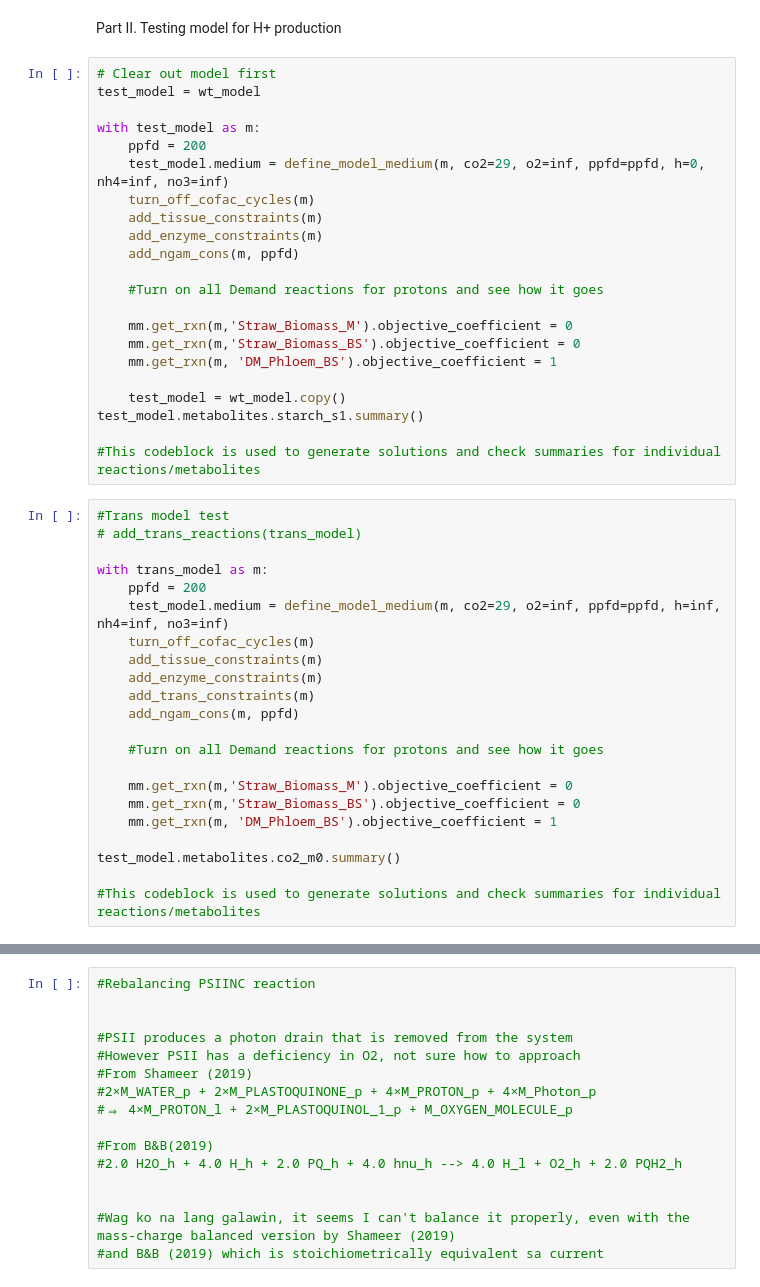
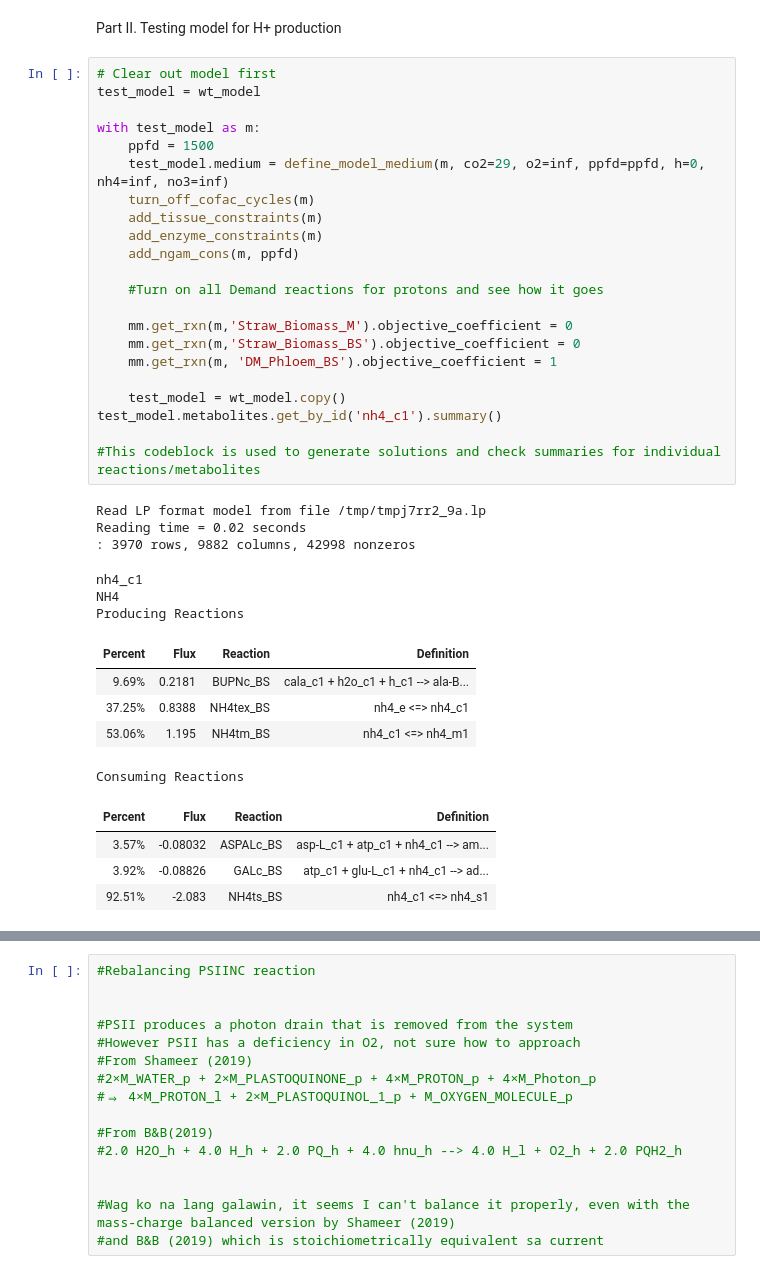
Before and after one commit to rtsantos3/RiceMM, a Jupyter notebook: Scripts/model_benchmarking/Benchmarking Excess fluxes H+ .ipynb, the cells around one changed output, grey strips where cells are left out. Drawn from its saved outputs; the diff is of its cells as text.

```diff
--- a/Scripts/model_benchmarking/Benchmarking Excess fluxes H+ .ipynb
+++ b/Scripts/model_benchmarking/Benchmarking Excess fluxes H+ .ipynb
@@ -528,44 +528,38 @@ Part II. Testing model for H+ production
 # %%
 # Clear out model first
 test_model = wt_model
 
 with test_model as m:
-    ppfd = 200
+    ppfd = 1500
     test_model.medium = define_model_medium(m, co2=29, o2=inf, ppfd=ppfd, h=0, nh4=inf, no3=inf)
     turn_off_cofac_cycles(m)
     add_tissue_constraints(m)
     add_enzyme_constraints(m)
     add_ngam_cons(m, ppfd)
 
     #Turn on all Demand reactions for protons and see how it goes
 
     mm.get_rxn(m,'Straw_Biomass_M').objective_coefficient = 0
     mm.get_rxn(m,'Straw_Biomass_BS').objective_coefficient = 0
     mm.get_rxn(m, 'DM_Phloem_BS').objective_coefficient = 1
 
     test_model = wt_model.copy()
-test_model.metabolites.starch_s1.summary()
+test_model.metabolites.get_by_id('nh4_c1').summary()
 
 #This codeblock is used to generate solutions and check summaries for individual reactions/metabolites
+# %% [output]
+Read LP format model from file /tmp/tmpj7rr2_9a.lp
+Reading time = 0.02 seconds
+: 3970 rows, 9882 columns, 42998 nonzeros
+nh4_c1
+NH4
+Producing Reactions
+| Percent | Flux | Reaction | Definition |
+| 9.69% | 0.2181 | BUPNc_BS | cala_c1 + h2o_c1 + h_c1 --> ala-B... |
+| 37.25% | 0.8388 | NH4tex_BS | nh4_e <=> nh4_c1 |
+| 53.06% | 1.195 | NH4tm_BS | nh4_c1 <=> nh4_m1 |
+Consuming Reactions
+| Percent | Flux | Reaction | Definition |
+| 3.57% | -0.08032 | ASPALc_BS | asp-L_c1 + atp_c1 + nh4_c1 --> am... |
+| 3.92% | -0.08826 | GALc_BS | atp_c1 + glu-L_c1 + nh4_c1 --> ad... |
+| 92.51% | -2.083 | NH4ts_BS | nh4_c1 <=> nh4_s1 |
-# %%
-#Trans model test
-# add_trans_reactions(trans_model)
-
-with trans_model as m:
-    ppfd = 200
-    test_model.medium = define_model_medium(m, co2=29, o2=inf, ppfd=ppfd, h=inf, nh4=inf, no3=inf)
-    turn_off_cofac_cycles(m)
-    add_tissue_constraints(m)
-    add_enzyme_constraints(m)
-    add_trans_constraints(m)
-    add_ngam_cons(m, ppfd)
-
-    #Turn on all Demand reactions for protons and see how it goes
-
-    mm.get_rxn(m,'Straw_Biomass_M').objective_coefficient = 0
-    mm.get_rxn(m,'Straw_Biomass_BS').objective_coefficient = 0
-    mm.get_rxn(m, 'DM_Phloem_BS').objective_coefficient = 1
-
-test_model.metabolites.co2_m0.summary()
-
-#This codeblock is used to generate solutions and check summaries for individual reactions/metabolites
```
Also changed, not shown: parts of 3 cells of this notebook, 20 other files.
